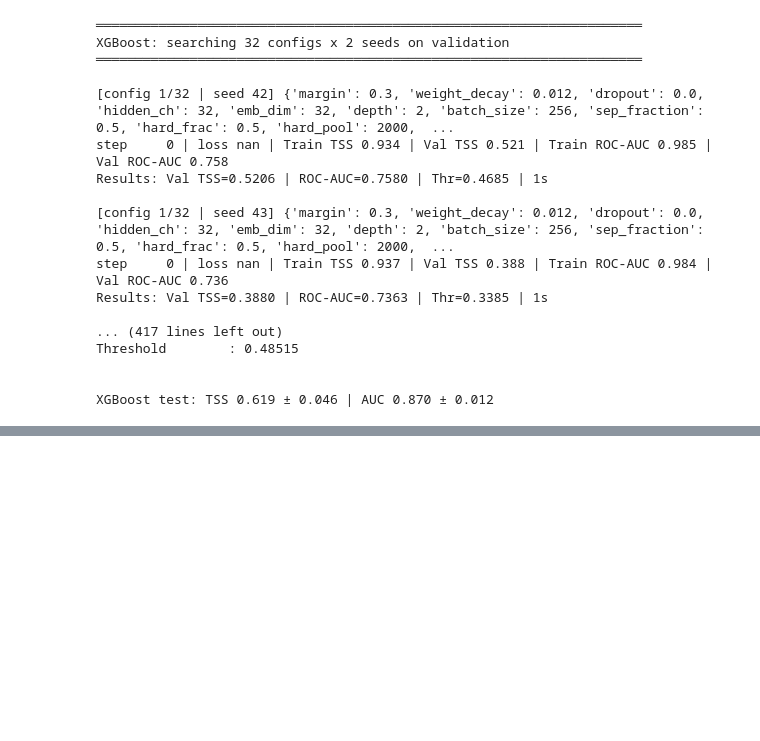
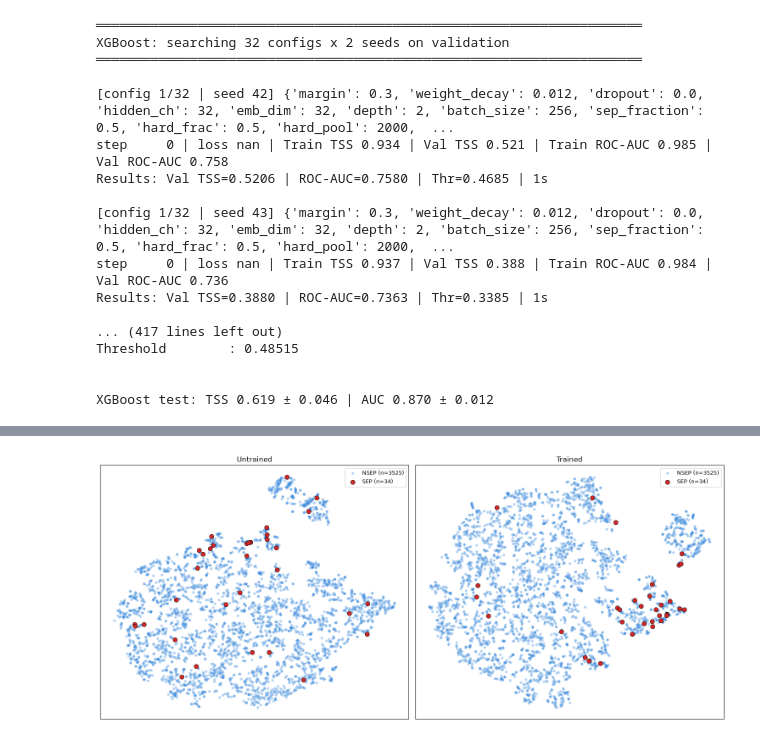
Before and after one commit to brocklarson/SEP, a Jupyter notebook: src/triplet_loss.ipynb, the cells around one changed output, grey strips where cells are left out. Cells and saved outputs as stored; diff of their text form; code cells hidden in the pictures; blank space fills up the shorter version.

Commit message:
Update t-SNE plots

```diff
--- a/src/triplet_loss.ipynb
+++ b/src/triplet_loss.ipynb
@@ -1076,7 +1065,5 @@ VIS_SPLIT = "test"
 # %%
-best_cfg = RESULTS[HEAD]["best_cfg"]
-print(f"Head: {HEAD} | encoder: {best_cfg['encoder']}")
-print(best_cfg)
-
-best_cfg = {**RESULTS[HEAD]["best_cfg"], 'margin': 0.443, 'weight_decay': 0.0136, 'dropout': 0.5, 'hidden_ch': 64, 'emb_dim': 32, 'depth': 2, 'batch_size': 256, 'sep_fraction': 0.5, 'hard_frac': 0.66, 'hard_pool': 786, 'refresh_every': 250, 'include_hard': True, 'max_triplets': 15000, 'lr': 1.1e-05, 'n_steps': 1000, 'eval_every': 1000, 'head_params': {'C': 0.01}, 'head': 'logreg', 'encoder': 'gru'}
+# Set to desired config and seed
+SEED = 142
+tsne_cfg = {'margin': 0.443, 'weight_decay': 0.0136, 'dropout': 0.5, 'hidden_ch': 64, 'emb_dim': 32, 'depth': 2, 'batch_size': 256, 'sep_fraction': 0.5, 'hard_frac': 0.66, 'hard_pool': 786, 'refresh_every': 250, 'include_hard': True, 'max_triplets': 15000, 'lr': 1.1e-05, 'n_steps': 1000, 'eval_every': 1000, 'head_params': {'C': 0.01}, 'head': 'logreg', 'encoder': 'gru'}
 # %%
@@ -1114,35 +1104,27 @@ def run_tsne(Z, perplexity=30, seed=RAND_STATE):
         perplexity=perplexity,
         init="pca",
         learning_rate="auto",
-        metric="euclidean",   # embeddings are L2-normalized, so euclidean is appropriate
+        metric="euclidean",
         random_state=seed,
     ).fit_transform(Z)
 
-t0 = time.perf_counter()
-tsne_before = run_tsne(Z_before[VIS_SPLIT])
-tsne_after  = run_tsne(Z_after[VIS_SPLIT])
-print(f"t-SNE done in {time.perf_counter() - t0:.0f}s")
+tsne_before = run_tsne(Z_before["test"])
+tsne_after  = run_tsne(Z_after["test"])
 # %%
 def scatter_tsne(ax, emb2d, y, title):
     nsep = y == 0
     sep = y == 1
-    # NSEP: big, faint cloud. SEP: drawn on top, large, so the ~1% minority is visible.
-    ax.scatter(emb2d[nsep, 0], emb2d[nsep, 1], s=6, c="#9aa5b1", alpha=0.35,
-               linewidths=0, label=f"NSEP (n={nsep.sum()})", rasterized=True)
-    ax.scatter(emb2d[sep, 0], emb2d[sep, 1], s=55, c="#d62728", edgecolors="black",
-               linewidths=0.6, label=f"SEP (n={sep.sum()})", zorder=3)
+
+    ax.scatter(emb2d[nsep, 0], emb2d[nsep, 1], s=20, c="#2a80db", alpha=0.35, linewidths=0, label=f"NSEP (n={nsep.sum()})", rasterized=True)
+    ax.scatter(emb2d[sep, 0], emb2d[sep, 1], s=55, c="#d62728", edgecolors="black", linewidths=0.6, label=f"SEP (n={sep.sum()})", zorder=3)
     ax.set_title(title, fontsize=12)
     ax.set_xticks([]); ax.set_yticks([])
     ax.legend(loc="best", frameon=True, fontsize=9)
 
 fig, axes = plt.subplots(1, 2, figsize=(15, 6.5))
-scatter_tsne(axes[0], tsne_before, y_vis,
-             f"Untrained {best_cfg['encoder'].upper()} encoder\n"
-             f"TSS={m_before['TSS']:.3f} | ROC-AUC={m_before['ROC-AUC']:.3f}")
-scatter_tsne(axes[1], tsne_after, y_vis,
-             f"Triplet-trained {best_cfg['encoder'].upper()} encoder\n"
-             f"TSS={m_after['TSS']:.3f} | ROC-AUC={m_after['ROC-AUC']:.3f}")
-fig.suptitle(f"t-SNE of embeddings ({VIS_SPLIT} set, head: {HEAD})", fontsize=14)
+scatter_tsne(axes[0], tsne_before, y_test, "Untrained")
+scatter_tsne(axes[1], tsne_after, y_test, "Trained")
 plt.tight_layout()
-plt.savefig("tsne_before_after.png", dpi=200, bbox_inches="tight")
 plt.show()
+# %% [output]
+[figure, added]
```
Also changed, not shown: parts of 5 cells of this notebook.
